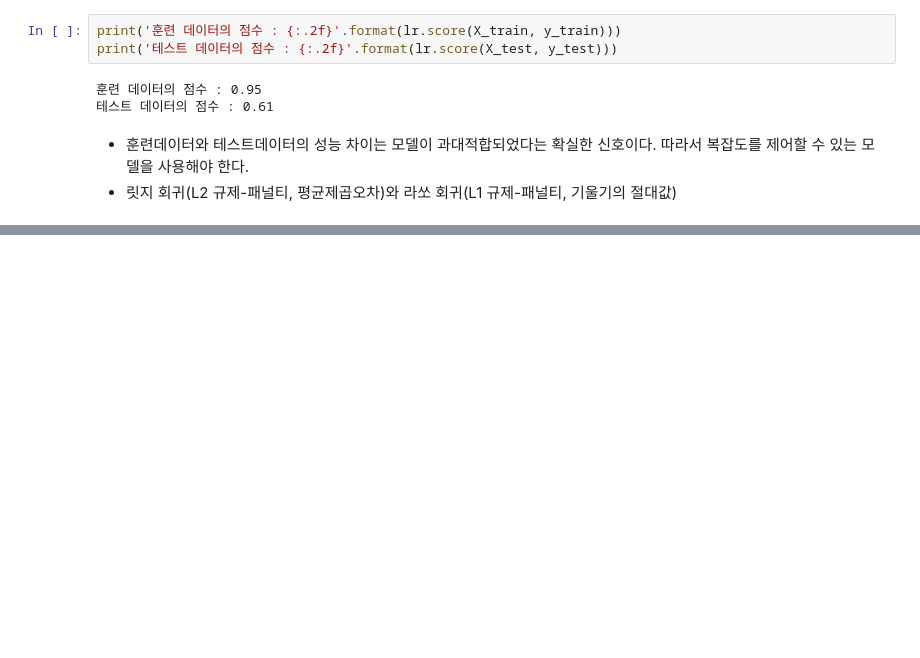
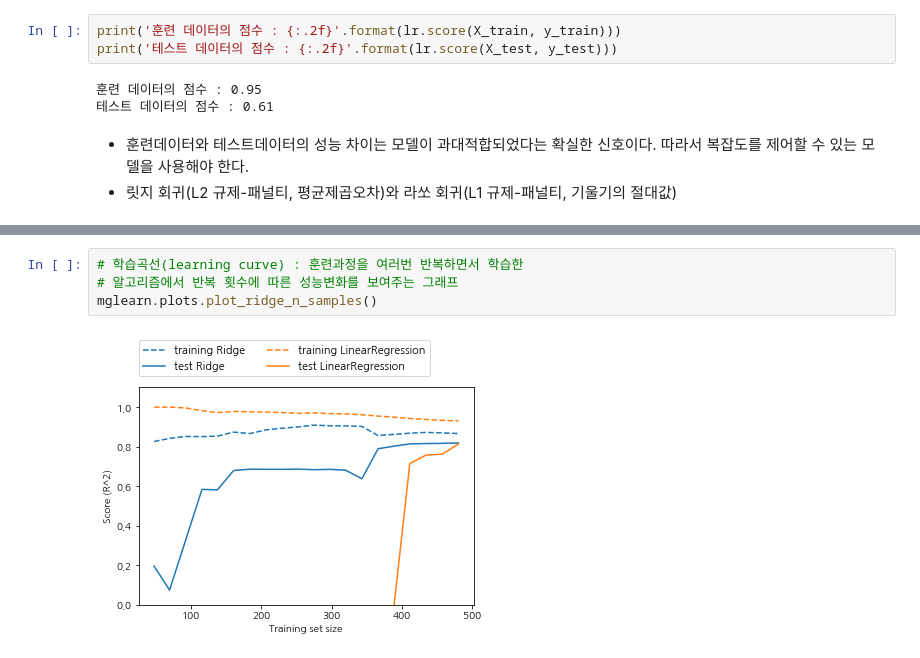
Before and after one commit to sohyeondian/python3, a Jupyter notebook: study/teacher's/source/19. 머신러닝_딥러닝 훈련노하우.ipynb, the cells around one changed output, grey strips where cells are left out. Cells and saved outputs as stored; diff of their text form; blank space fills up the shorter version.

```diff
--- a/study/teacher's/source/19. 머신러닝_딥러닝 훈련노하우.ipynb
+++ b/study/teacher's/source/19. 머신러닝_딥러닝 훈련노하우.ipynb
@@ -416,0 +456,6 @@ print('테스트 데이터의 점수 : {:.2f}'.format(lr.score(X_test, y_test)))
+# %%
+# 학습곡선(learning curve) : 훈련과정을 여러번 반복하면서 학습한
+# 알고리즘에서 반복 횟수에 따른 성능변화를 보여주는 그래프
+mglearn.plots.plot_ridge_n_samples()
+# %% [output]
+[figure, added]
```
Also changed, not shown: parts of 16 cells of this notebook, 19 other files.
